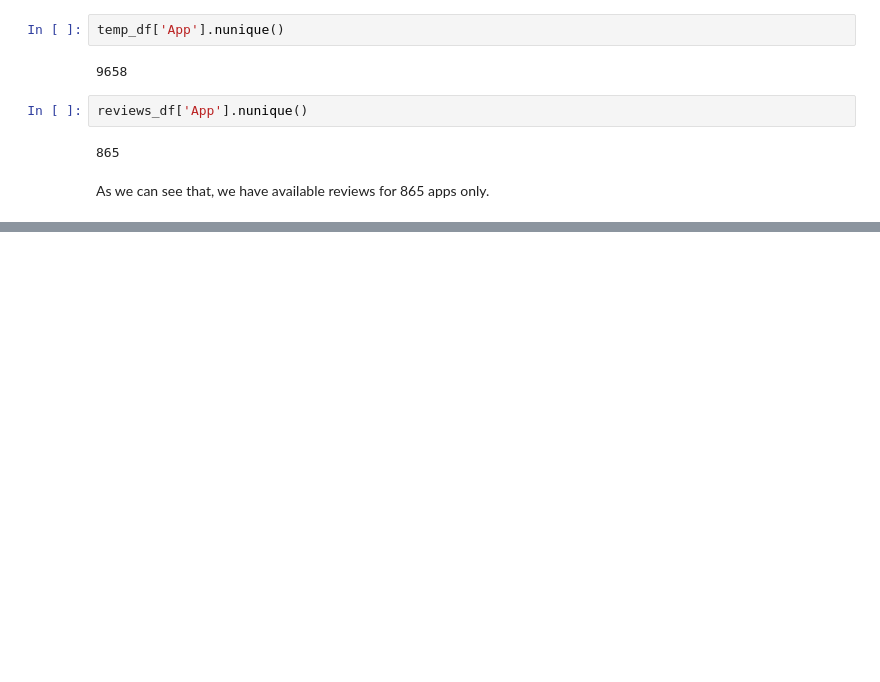
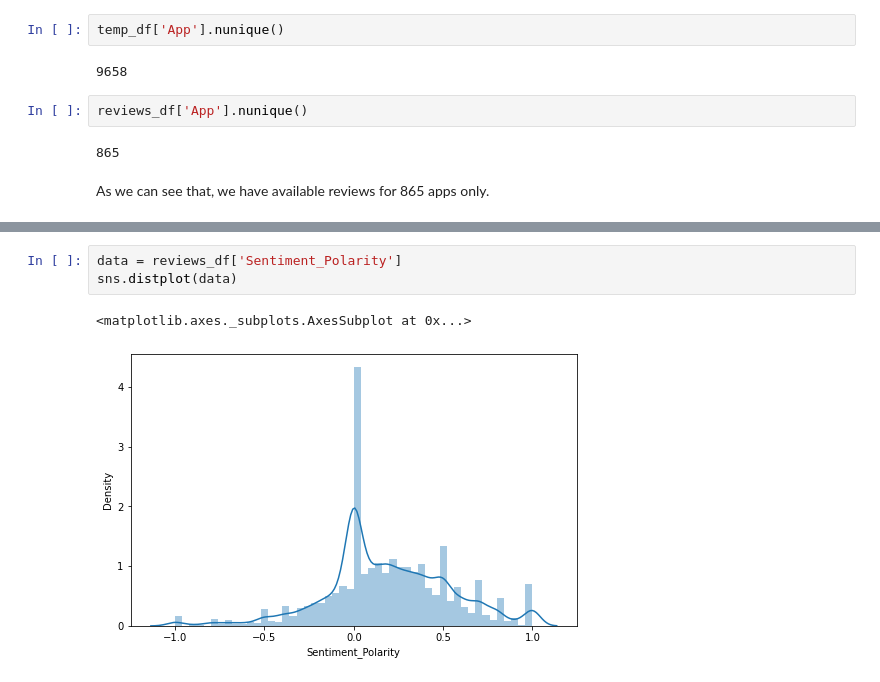
Before and after one commit to Pooja-Dalwani/PlayStoreAppReviewAnalysisEDA, a Jupyter notebook: Capstone_Project_PlayStoreAppReviewAnalysis.ipynb, the cells around one changed output, grey strips where cells are left out. Cells and saved outputs as stored; diff of their text form; blank space fills up the shorter version.

```diff
--- a/Capstone_Project_PlayStoreAppReviewAnalysis.ipynb
+++ b/Capstone_Project_PlayStoreAppReviewAnalysis.ipynb
@@ -550,0 +559,6 @@ As we can see that, we have available reviews for 865 apps only.
+# %%
+data = reviews_df['Sentiment_Polarity']
+sns.distplot(data)
+# %% [output]
+<matplotlib.axes._subplots.AxesSubplot at 0x...>
+[figure, added]
```
Also changed, not shown: parts of 3 cells of this notebook.
